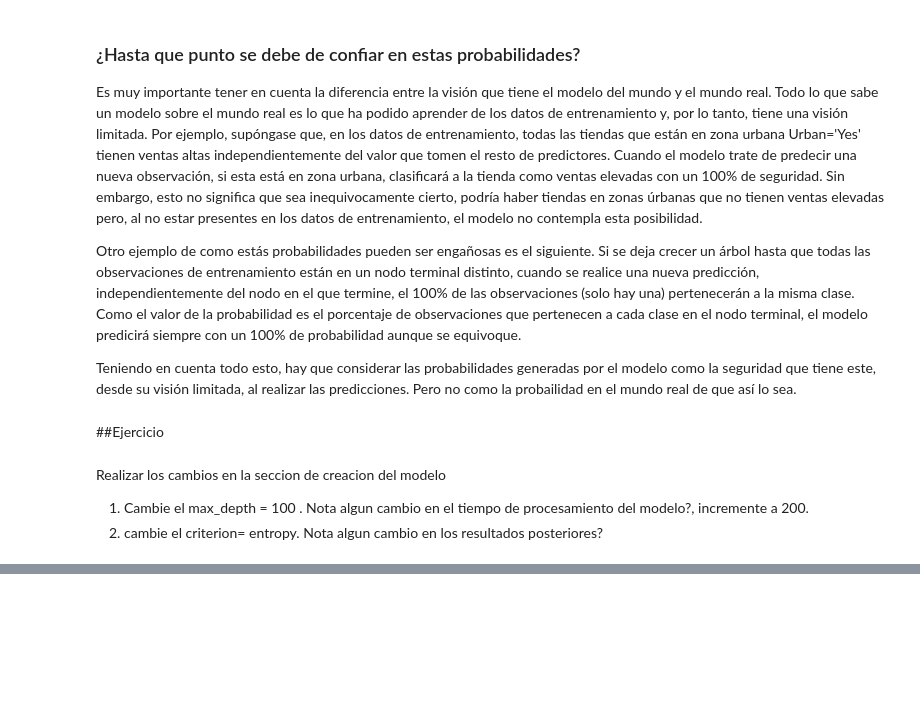
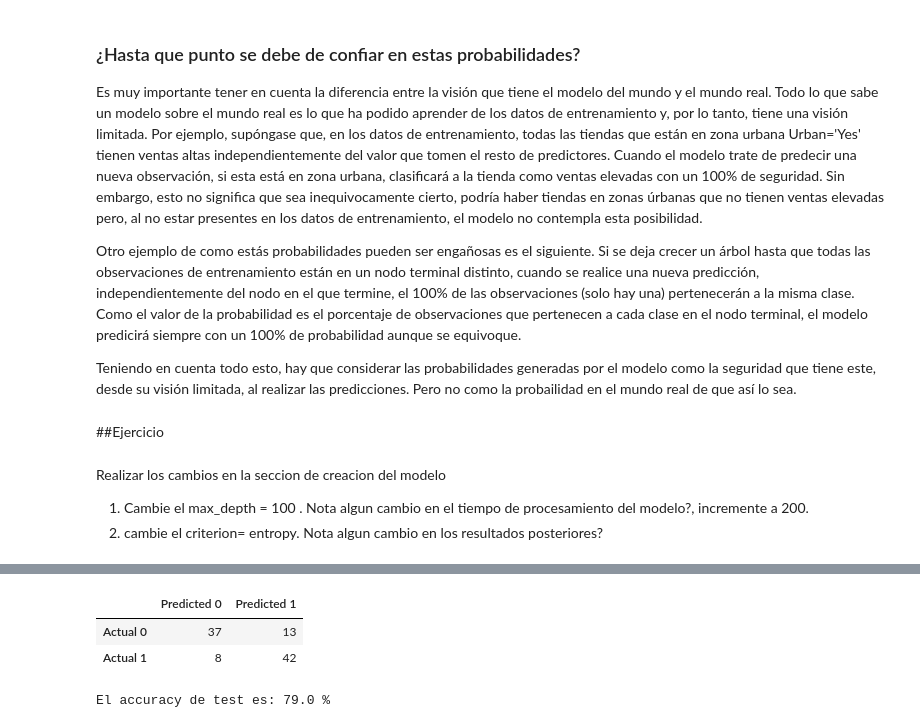
Before and after one commit to NicoapBol/DATA_SCIENCE_UPB_TASKS, a Jupyter notebook: 02 HW Code/017Unidad_5_Arboles_de_clasificación_y_predicción.ipynb, the cells around one changed output, grey strips where cells are left out. Cells and saved outputs as stored; diff of their text form; code cells hidden in the pictures; blank space fills up the shorter version.

```diff
--- a/02 HW Code/017Unidad_5_Arboles_de_clasificación_y_predicción.ipynb
+++ b/02 HW Code/017Unidad_5_Arboles_de_clasificación_y_predicción.ipynb
@@ -395,0 +424,17 @@ modelo = DecisionTreeClassifier(
+# %%
+m_confusion_test = metrics.confusion_matrix(y_test, predicciones)
+pd.DataFrame(data = m_confusion_test, columns = ['Predicted 0', 'Predicted 1'],
+            index = ['Actual 0', 'Actual 1'])
+# %% [output]
+|  | Predicted 0 | Predicted 1 |
+| Actual 0 | 37 | 13 |
+| Actual 1 | 8 | 42 |
+# %%
+accuracy = accuracy_score(
+            y_true    = y_test,
+            y_pred    = predicciones,
+            normalize = True
+           )
+print(f"El accuracy de test es: {100 * accuracy} %")
+# %% [output]
+El accuracy de test es: 79.0 %
```
Also changed, not shown: parts of 9 cells of this notebook.
